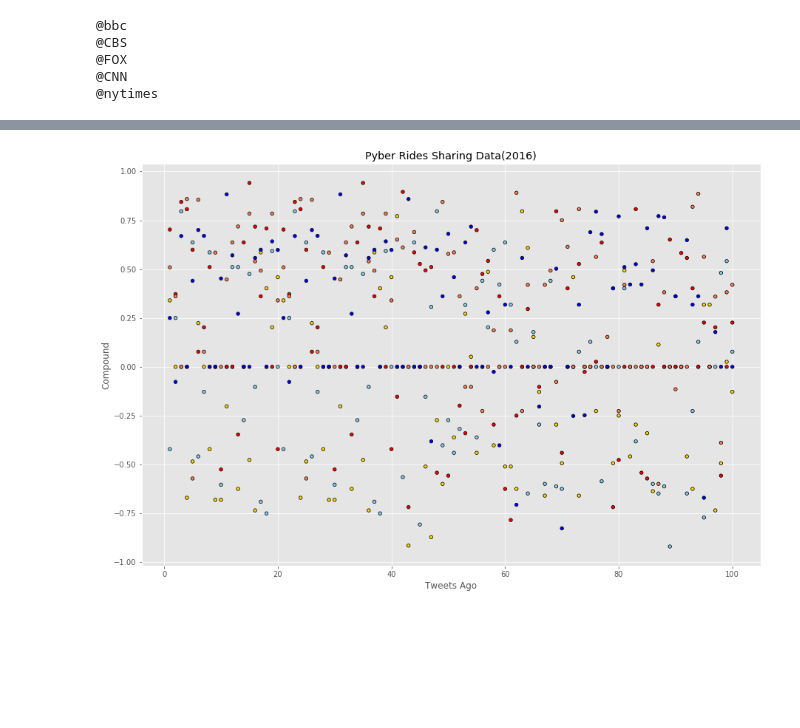
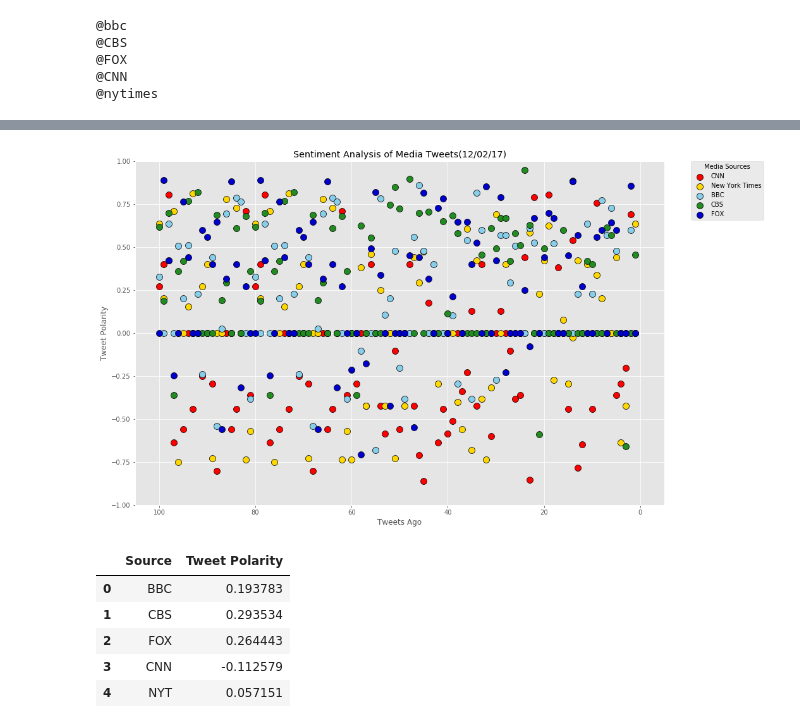
Before and after one commit to jijivjacob1/Social-Analytics, a Jupyter notebook: news-mood/news_mood.ipynb, the cells around one changed output, grey strips where cells are left out. Saved outputs shown, nothing was run; the diff lists cells and outputs as text; code cells hidden in the pictures; blank space fills up the shorter version.

```diff
--- a/news-mood/news_mood.ipynb
+++ b/news-mood/news_mood.ipynb
@@ -103,16 +99,50 @@ sentiments_pd
 500 rows × 7 columns
-# %%
-"#display scatter plot using new data frame\n",
-#     "plt.style.use('ggplot')\n",
-clr = {'CNN' : 'Gold','nytimes' : 'SkyBlue','CBS' : 'coral','fox' : 'blue','BBC' : 'red'}
-sentiments_pd.plot(kind="scatter",x='Tweets Ago',y="Compound",title="Pyber Rides Sharing Data(2016)",
-                   edgecolors='black',c=sentiments_pd["source"].map(clr),figsize=(15,10),alpha=1,linewidth=0.75)
-
-
-
-
-#     "plt.xlim(0, df_city_stats[\"Total Number of Rides(Per City)\"].max()+5)\n",
-#     "plt.ylim(df_city_stats[\"Average Fare($)\"].min()-5, df_city_stats[\"Average Fare($)\"].max()+5)\n",
-plt.show()
-# %% [output]
-[figure, removed]
+# %%
+dt_display = datetime.today().strftime("%m/%d/%y")
+fig, ax = plt.subplots()
+
+sentiments_pd[sentiments_pd["source"] == 'CNN'].plot(kind="scatter",x='Tweets Ago',y="Compound",
+                                        ax=ax, label='CNN',c='red',s=100,edgecolor='black',linewidth=0.75)
+sentiments_pd[sentiments_pd["source"] == 'nytimes'].plot(kind="scatter",x='Tweets Ago',y="Compound",
+                                        ax=ax, label='New York Times',c='Gold',s=100,edgecolor='black',linewidth=0.75)
+sentiments_pd[sentiments_pd["source"] == 'BBC'].plot(kind="scatter",x='Tweets Ago',y="Compound",
+                                        ax=ax, label='BBC',c='SkyBlue',s=100,edgecolor='black',linewidth=0.75)
+sentiments_pd[sentiments_pd["source"] == 'CBS'].plot(kind="scatter",x='Tweets Ago',y="Compound",
+                                        ax=ax, label='CBS',c='forestgreen',s=100,edgecolor='black',linewidth=0.75)
+sentiments_pd[sentiments_pd["source"] == 'fox'].plot(kind="scatter",x='Tweets Ago',y="Compound",
+                                        ax=ax, label='FOX',c='mediumblue',s=100,edgecolor='black',linewidth=0.75)
+
+ax.legend(bbox_to_anchor=(1.05, 1), loc=2, borderaxespad=0.,title="Media Sources")
+
+fig.set_size_inches(15, 10)
+fig.set_alpha(1)
+
+plt.xlim(105, -5)
+plt.ylim(-1, 1)
+plt.title("Sentiment Analysis of Media Tweets(" + dt_display + ")")
+plt.xlabel("Tweets Ago")
+plt.ylabel("Tweet Polarity")
+plt.show()
+plt.savefig("sentiment_analysis.png")
+# %% [output]
+[figure, added]
+# %%
+
+
+mean_stats_df = pd.DataFrame({
+    "Source":["BBC","CBS","FOX","CNN","NYT"],
+    "Tweet Polarity":[np.mean(sentiments_pd[sentiments_pd["source"] == 'BBC']["Compound"]),
+                      np.mean(sentiments_pd[sentiments_pd["source"] == 'CBS']["Compound"]),
+                      np.mean(sentiments_pd[sentiments_pd["source"] == 'fox']["Compound"]),
+                      np.mean(sentiments_pd[sentiments_pd["source"] == 'CNN']["Compound"]),
+                      np.mean(sentiments_pd[sentiments_pd["source"] == 'nytimes']["Compound"])]
+})
+
+mean_stats_df
+# %% [output]
+|  | Source | Tweet Polarity |
+| 0 | BBC | 0.193783 |
+| 1 | CBS | 0.293534 |
+| 2 | FOX | 0.264443 |
+| 3 | CNN | -0.112579 |
+| 4 | NYT | 0.057151 |
```
Also changed, not shown: parts of 4 cells of this notebook, 3 other files.
